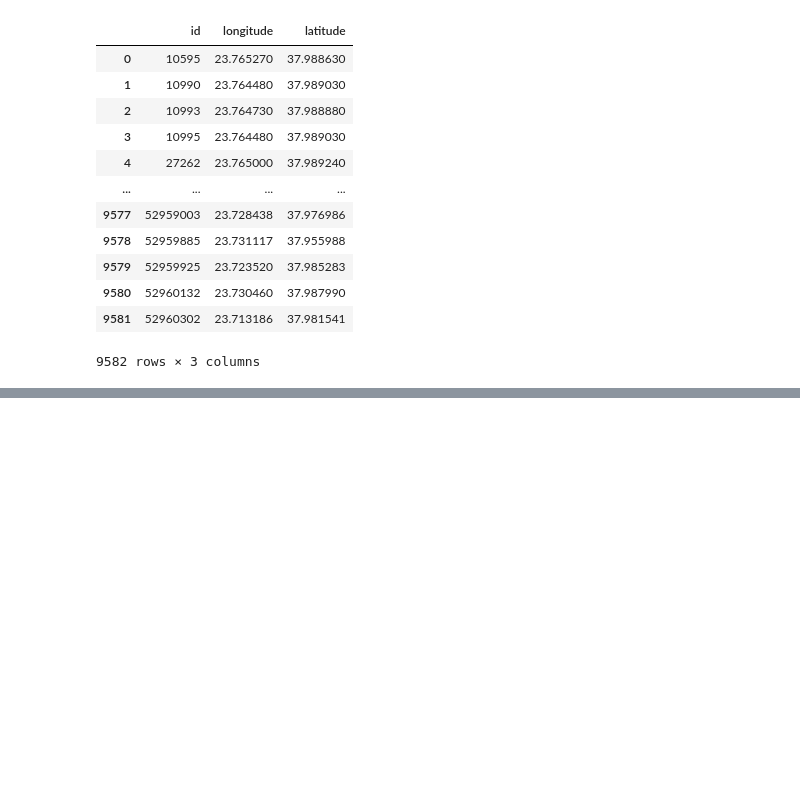
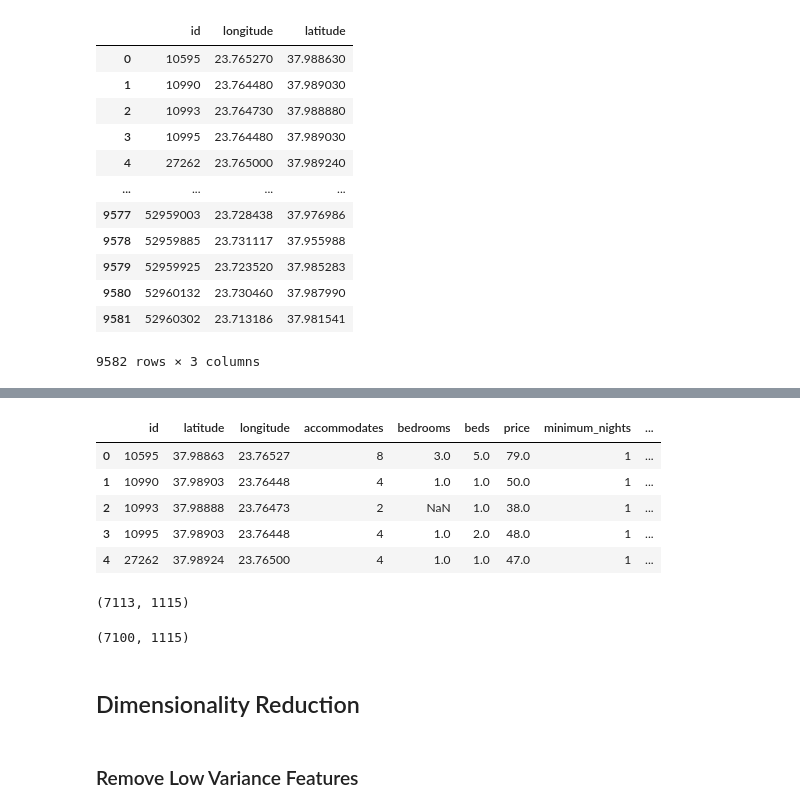
Before and after one commit to DimitriosTagkoulis/AirBnB_Price_Prediction, a Jupyter notebook: DataPrep.ipynb, the cells around one changed output, grey strips where cells are left out. Saved outputs shown, nothing was run; the diff lists cells and outputs as text; code cells hidden in the pictures; blank space fills up the shorter version.

```diff
--- a/DataPrep.ipynb
+++ b/DataPrep.ipynb
@@ -149,0 +577,36 @@ Length: 74, dtype: object
+# %%
+# merge df with neighbourhoods
+enriched_dataset = enriched_dataset.merge(neighbourhoods, how = 'inner', on ='id')
+del neighbourhoods
+# %%
+# merge df with neighbourhood_encoding
+enriched_dataset = enriched_dataset.merge(neighbourhood_encoding, how = 'inner', on ='id')
+del neighbourhood_encoding
+# %%
+# merge df with verification_encoding
+enriched_dataset = enriched_dataset.merge(verification_encoding, how = 'inner', on ='id')
+del verification_encoding
+# %%
+# merge df with amenities_encoding
+enriched_dataset = enriched_dataset.merge(amenities_encoding, how = 'inner', on ='id')
+del amenities_encoding
+# %%
+enriched_dataset.head()
+# %% [output]
+|  | id | latitude | longitude | accommodates | bedrooms | beds | price | minimum_nights | ... |
+| 0 | 10595 | 37.98863 | 23.76527 | 8 | 3.0 | 5.0 | 79.0 | 1 | ... |
+| 1 | 10990 | 37.98903 | 23.76448 | 4 | 1.0 | 1.0 | 50.0 | 1 | ... |
+| 2 | 10993 | 37.98888 | 23.76473 | 2 | NaN | 1.0 | 38.0 | 1 | ... |
+| 3 | 10995 | 37.98903 | 23.76448 | 4 | 1.0 | 2.0 | 48.0 | 1 | ... |
+| 4 | 27262 | 37.98924 | 23.76500 | 4 | 1.0 | 1.0 | 47.0 | 1 | ... |
+# %%
+enriched_dataset.dropna(inplace = True)
+enriched_dataset.drop(columns = 'id', inplace = True)
+enriched_dataset.shape
+# %% [output]
+(7113, 1115)
+# %%
+# Remove Extreme price cases
+enriched_dataset[enriched_dataset['price'] < 1000].shape
+# %% [output]
+(7100, 1115)
@@ -149,0 +615,4 @@ Length: 74, dtype: object
+# %% [markdown]
+## Dimensionality Reduction
+# %% [markdown]
+### Remove Low Variance Features
```
Also changed, not shown: parts of 96 cells of this notebook, 11 other files.
